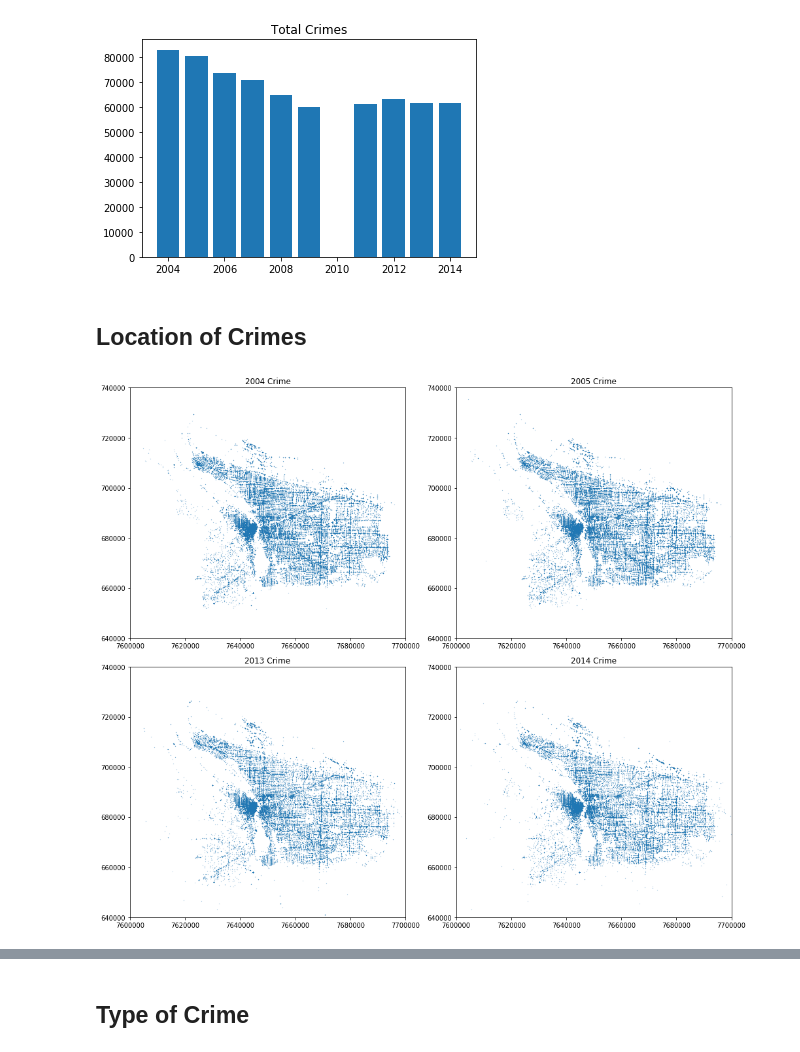
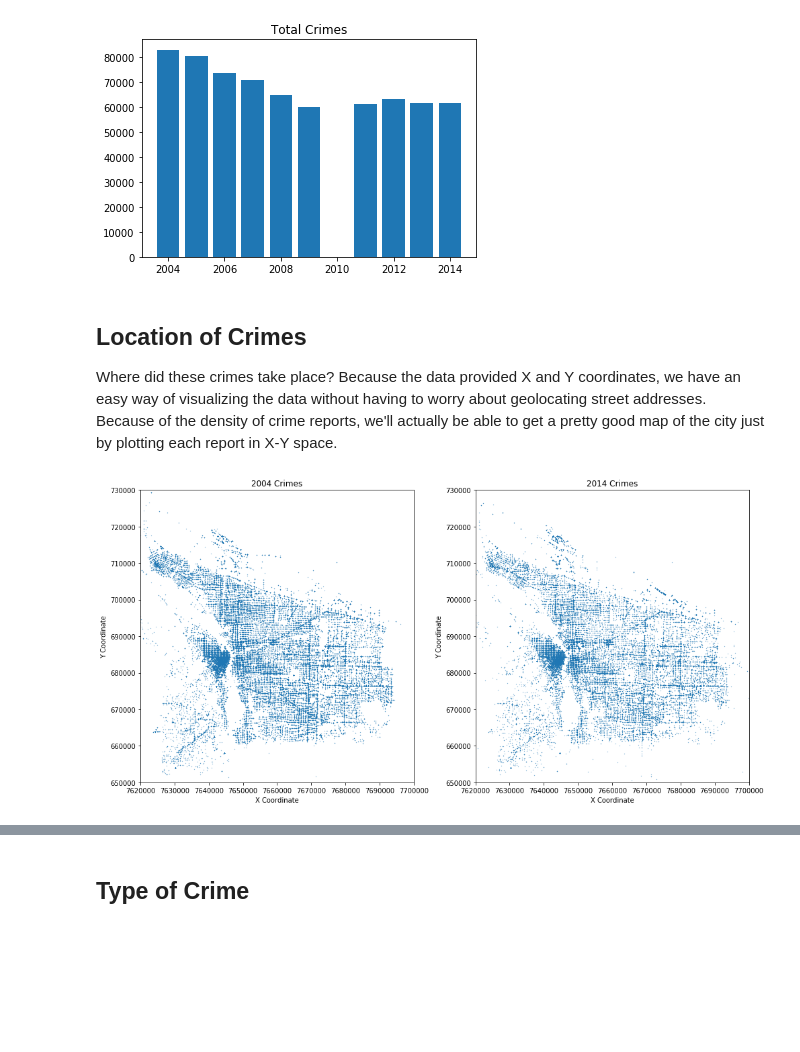
Before and after one commit to maxcalabro/Portland-Crime-Data, a Jupyter notebook: Portland Crime Data.ipynb, the cells around one changed output, grey strips where cells are left out. Saved outputs shown, nothing was run; the diff lists cells and outputs as text; code cells hidden in the pictures; blank space fills up the shorter version.

```diff
--- a/Portland Crime Data.ipynb
+++ b/Portland Crime Data.ipynb
@@ -63,21 +68,29 @@ plt.title('Total Crimes')
 plt.show()
 # %% [output]
 [figure]
-# %% [markdown]
-## Location of Crimes
+# %% [markdown]
+## Location of Crimes
+
+Where did these crimes take place? Because the data provided X and Y coordinates, we have an easy way of visualizing the data without having to worry about geolocating street addresses. Because of the density of crime reports, we'll actually be able to get a pretty good map of the city just by plotting each report in X-Y space.
 # %%
-plt.figure(figsize=(14,12))
-years = [2004, 2005, 2013, 2014]
+plt.figure(figsize=(14,7))
+years = [2004, 2014]
 
-for i in range(4):
+for i in range(len(years)):
 
-    plt.subplot(2,2,i+1)
-    plt.scatter(df[df['Year']==years[i]]['X Coordinate'], df[df['Year']==years[i]]['Y Coordinate'], s = .02)
-    plt.xlim(7600000, 7700000)
-    plt.ylim(640000, 740000)
-    plt.title('{} Crime'.format(years[i]))
+    plt.subplot(1,2,i+1)
+    plt.scatter(
+        df[df['Year']==years[i]]['X Coordinate'],
+        df[df['Year']==years[i]]['Y Coordinate'],
+        s = .05
+        )
+    plt.xlim(7620000, 7700000)
+    plt.ylim(650000, 730000)
+    plt.xlabel('X Coordinate')
+    plt.ylabel('Y Coordinate')
+    plt.title('{} Crimes'.format(years[i]))
 
 plt.tight_layout()
 plt.show()
 # %% [output]
-[figure, old version]
+[figure, new version]
```
Also changed, not shown: parts of 47 cells of this notebook.
